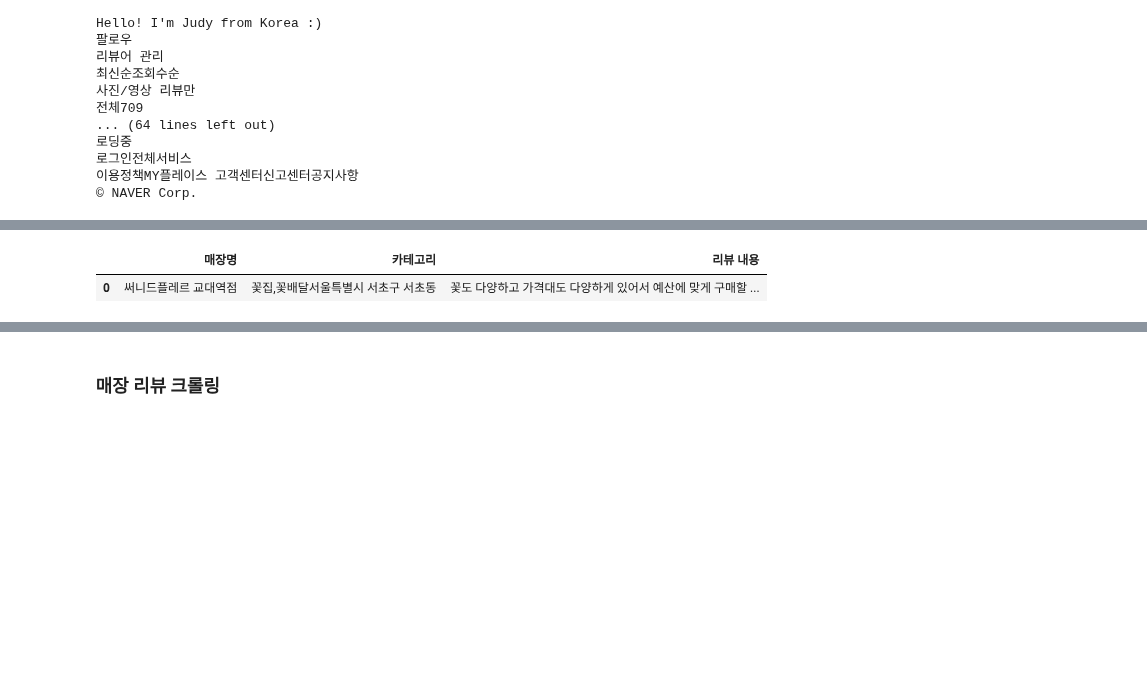
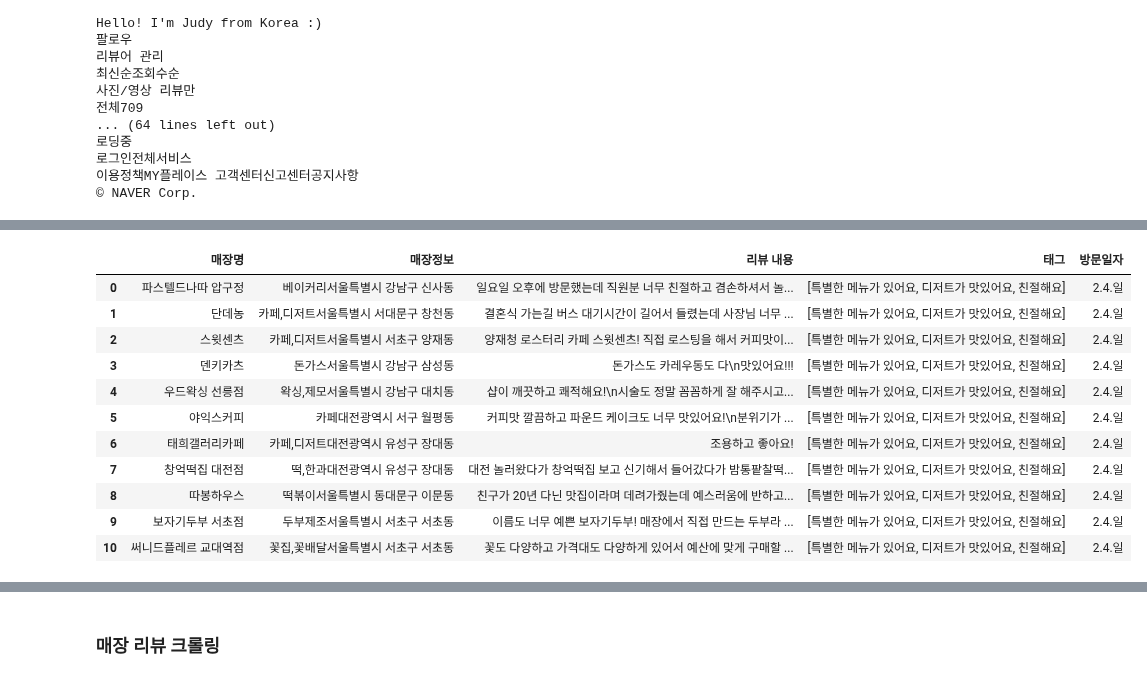
Before and after one commit to Lunch-Lab/data, a Jupyter notebook: naver_user_scraping.ipynb, the cells around one changed output, grey strips where cells are left out. Saved outputs shown, nothing was run; the diff lists cells and outputs as text; code cells hidden in the pictures; blank space fills up the shorter version.

Commit message:
User data, 반복 전까지

```diff
--- a/naver_user_scraping.ipynb
+++ b/naver_user_scraping.ipynb
@@ -177,51 +135,54 @@ df
 # %%
-# 원본
+# data를 담을 빈 리스트 선언
+data_list = []
 
-import pandas as pd
-from selenium.webdriver.common.by import By
-
-# 빈 데이터프레임 생성
-df = pd.DataFrame(columns=['매장명', '매장정보'])
-
-# ptr__children_elements를 찾아옵니다.
+# 리뷰 페이지를 크롤링
 ptr_children_elements = driver.find_elements(By.CLASS_NAME, 'ptr__children')
 
-# 각 ptr__children 요소에 대해 반복합니다.
+# 페이지에서 각각 클래스 찾기
 for ptr_element in ptr_children_elements:
-    # ptr_element에서 _1QGRWW 클래스를 찾습니다.
-    _1qgrww_elements = ptr_element.find_elements(By.CLASS_NAME, '_1QGRWW')
-    _2vBfgu_elements = ptr_element.find_elements(By.CLASS_NAME, '_2vBfgu')
-    z0t_8b_elements = ptr_element.find_elements(By.CLASS_NAME, 'z0t_8b')
+    restaurant_elements = ptr_element.find_elements(By.CLASS_NAME, '_1QGRWW')
+    category_location_elements = ptr_element.find_elements(By.CLASS_NAME, '_2vBfgu')
+    review_text_elements = ptr_element.find_elements(By.CLASS_NAME, 'z0t_8b')
+    reactions_elements = ptr_element.find_elements(By.CLASS_NAME, 'COw42b')
+    reactions = [span.text for span in driver.find_element(By.CLASS_NAME, '_1oWLID').find_elements(By.CLASS_NAME, 'COw42b')]
+    date_info = driver.find_element(By.CLASS_NAME, '_15xwjO').find_element(By.CLASS_NAME, 'hol3Ic').find_element(By.TAG_NAME, 'div')
 
-    # _1QGRWW 클래스가 존재하는 경우에 대한 처리를 수행합니다.
-    if _1qgrww_elements:
-        for _1qgrww_element in _1qgrww_elements:
-            restaurant = _1qgrww_element.text if len(_1qgrww_element.text) > 0 else '없음'
+    # 레스토랑 클래스가 존재하는 경우, 모든 정보를 가져와서 딕셔너리로 저장하기
+    for i in range(len(restaurant_elements)) :
+        if restaurant_elements:
+            restaurant = restaurant_elements[i].text if len(restaurant_elements[i].text) > 0 else '없음'
+            category_location = category_location_elements[i].text if len(category_location_elements[i].text) > 0 else '없음'
+            # category = category_location[0].text if len(category_location) > 0 else '없음'
+            # location = category_location[1].text if len(category_location) > 1 else '없음'
+            review_text = review_text_elements[i].text if len(review_text_elements[i].text) > 0 else '없음'
+            reactions = reactions if len(reactions) > 0 else '없음'
+            date_element = date_info.find_element(By.XPATH, './span[@class="_3nNYBi"]/time') # 여기 수정
+            day = date_element.text if date_element else '없음'
 
-        if _2vBfgu_elements:
-            for _2vBfgu_element in _2vBfgu_elements:
-                category_location = _2vBfgu_element.text if len(_2vBfgu_element.text) > 0 else '없음'
-                # category = category_location[0].text if len(category_location) > 0 else '없음'
-                # location = category_location[1].text if len(category_location) > 1 else '없음'
+            # 딕셔너리 만들고, list로 추가하기
+            data_dict = {
+                '매장명': restaurant,
+                '매장정보': category_location,
+                '리뷰 내용': review_text,
+                '태그': reactions,
+                '방문일자': day
+            }
+            data_list.append(data_dict)
 
-    if z0t_8b_elements:
-        for z0t_8b_element in z0t_8b_elements:
-            review_text = z0t_8b_element.text if len(z0t_8b_element.text) > 0 else '없음'
-
-        df = df.append({'매장명': _1qgrww_element.text, '매장정보': _2vBfgu_element.text}, ignore_index=True)
-
-    # Create a DataFrame
-    data = {
-        '매장명': [restaurant],
-        '카테고리': [category_location],
-        #'주소': [location],
-        '리뷰 내용': [review_text],
-        # '태그': [reactions],
-        # '방문일자': [day]
-    }
-
-User_df = pd.DataFrame(data)
-User_df
+# 결과 확인
+df = pd.DataFrame(data_list)
+df
 # %% [output]
-|  | 매장명 | 카테고리 | 리뷰 내용 |
-| 0 | 써니드플레르 교대역점 | 꽃집,꽃배달서울특별시 서초구 서초동 | 꽃도 다양하고 가격대도 다양하게 있어서 예산에 맞게 구매할 ... |
+|  | 매장명 | 매장정보 | 리뷰 내용 | 태그 | 방문일자 |
+| 0 | 파스텔드나따 압구정 | 베이커리서울특별시 강남구 신사동 | 일요일 오후에 방문했는데 직원분 너무 친절하고 겸손하셔서 놀... | [특별한 메뉴가 있어요, 디저트가 맛있어요, 친절해요] | 2.4.일 |
+| 1 | 단데농 | 카페,디저트서울특별시 서대문구 창천동 | 결혼식 가는길 버스 대기시간이 길어서 들렸는데 사장님 너무 ... | [특별한 메뉴가 있어요, 디저트가 맛있어요, 친절해요] | 2.4.일 |
+| 2 | 스윗센츠 | 카페,디저트서울특별시 서초구 양재동 | 양재청 로스터리 카페 스윗센츠! 직접 로스팅을 해서 커피맛이... | [특별한 메뉴가 있어요, 디저트가 맛있어요, 친절해요] | 2.4.일 |
+| 3 | 덴키카츠 | 돈가스서울특별시 강남구 삼성동 | 돈가스도 카레우동도 다\n맛있어요!!! | [특별한 메뉴가 있어요, 디저트가 맛있어요, 친절해요] | 2.4.일 |
+| 4 | 우드왁싱 선릉점 | 왁싱,제모서울특별시 강남구 대치동 | 샵이 깨끗하고 쾌적해요!\n시술도 정말 꼼꼼하게 잘 해주시고... | [특별한 메뉴가 있어요, 디저트가 맛있어요, 친절해요] | 2.4.일 |
+| 5 | 야익스커피 | 카페대전광역시 서구 월평동 | 커피맛 깔끔하고 파운드 케이크도 너무 맛있어요!\n분위기가 ... | [특별한 메뉴가 있어요, 디저트가 맛있어요, 친절해요] | 2.4.일 |
+| 6 | 태희갤러리카페 | 카페,디저트대전광역시 유성구 장대동 | 조용하고 좋아요! | [특별한 메뉴가 있어요, 디저트가 맛있어요, 친절해요] | 2.4.일 |
+| 7 | 창억떡집 대전점 | 떡,한과대전광역시 유성구 장대동 | 대전 놀러왔다가 창억떡집 보고 신기해서 들어갔다가 밤통팥찰떡... | [특별한 메뉴가 있어요, 디저트가 맛있어요, 친절해요] | 2.4.일 |
+| 8 | 따봉하우스 | 떡볶이서울특별시 동대문구 이문동 | 친구가 20년 다닌 맛집이라며 데려가줬는데 예스러움에 반하고... | [특별한 메뉴가 있어요, 디저트가 맛있어요, 친절해요] | 2.4.일 |
+| 9 | 보자기두부 서초점 | 두부제조서울특별시 서초구 서초동 | 이름도 너무 예쁜 보자기두부! 매장에서 직접 만드는 두부라 ... | [특별한 메뉴가 있어요, 디저트가 맛있어요, 친절해요] | 2.4.일 |
+| 10 | 써니드플레르 교대역점 | 꽃집,꽃배달서울특별시 서초구 서초동 | 꽃도 다양하고 가격대도 다양하게 있어서 예산에 맞게 구매할 ... | [특별한 메뉴가 있어요, 디저트가 맛있어요, 친절해요] | 2.4.일 |
```
Also changed, not shown: parts of 8 cells of this notebook.
